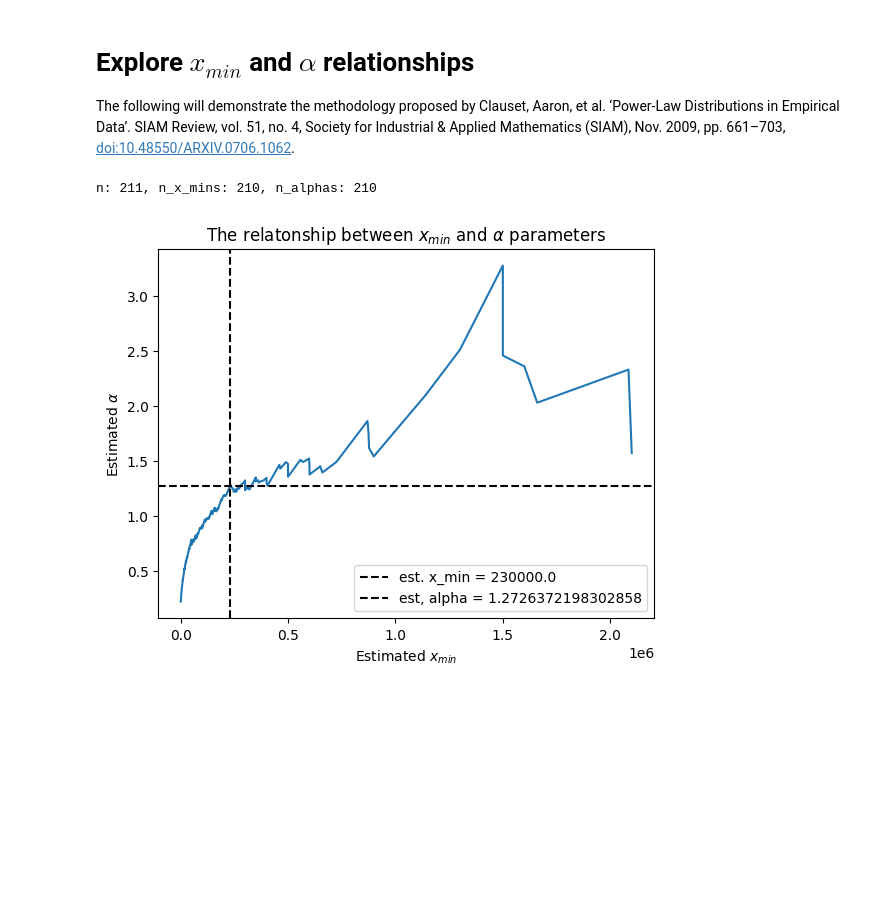
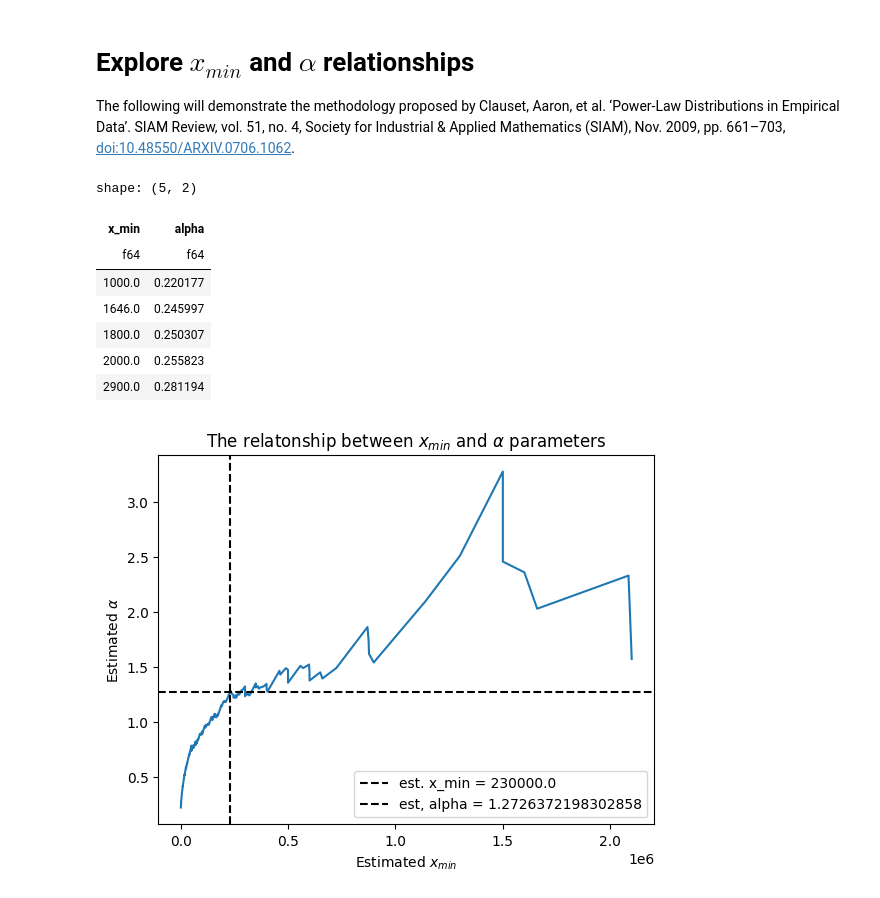
Before and after one commit to aulichny3/powerlawrs, a Jupyter notebook: Notebooks/01 - Quickstart.ipynb, the cells around one changed output. Saved outputs shown, nothing was run; the diff lists cells and outputs as text; code cells hidden in the pictures; blank space fills up the shorter version.

```diff
--- a/Notebooks/01 - Quickstart.ipynb
+++ b/Notebooks/01 - Quickstart.ipynb
@@ -24,0 +14,2 @@ Fitment(x_min=230000, alpha=1.2726372198302858, D=0.06067379629443781, len_tail=
+# %%
+p = powerlawrs.fit(data)
@@ -33,8 +29,15 @@ pareto.plot()
 # Explore $x_{min}$ and $\alpha$ relationships
 The following will demonstrate the methodology proposed by Clauset, Aaron, et al. ‘Power-Law Distributions in Empirical Data’. SIAM Review, vol. 51, no. 4, Society for Industrial & Applied Mathematics (SIAM), Nov. 2009, pp. 661–703, [doi:10.48550/ARXIV.0706.1062](https://doi.org/10.48550/arXiv.0706.1062).
 # %%
-# 1. MLE estimates of alpha for each x_min of the data have already been calculated.
-print(f"n: {len(pareto.data)}, n_x_mins: {len(pareto.x_mins)}, n_alphas: {len(pareto.alphas)}")
+# 1. MLE estimates of alpha for each x_min of the data have already been calculated during the fit() proceedure.
+pl.DataFrame(data={'x_min': p.x_mins, "alpha": p.alphas}).head(5)
 # %% [output]
-n: 211, n_x_mins: 210, n_alphas: 210
+shape: (5, 2)
+| x_min | alpha |
+| f64 | f64 |
+| 1000.0 | 0.220177 |
+| 1646.0 | 0.245997 |
+| 1800.0 | 0.250307 |
+| 2000.0 | 0.255823 |
+| 2900.0 | 0.281194 |
 # %%
```
Also changed, not shown: parts of 6 cells of this notebook, 4 other files.
